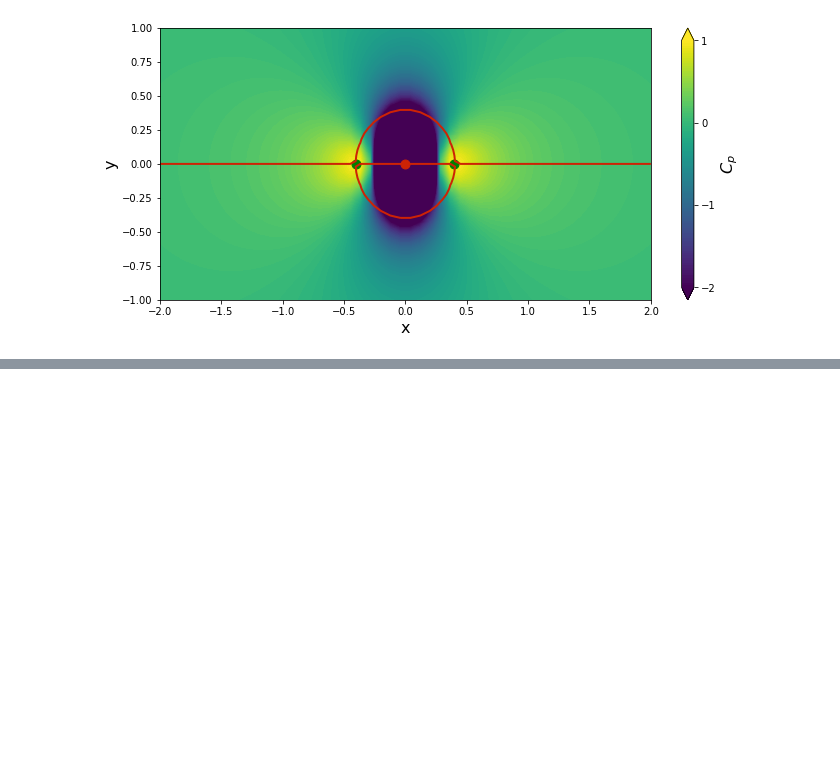
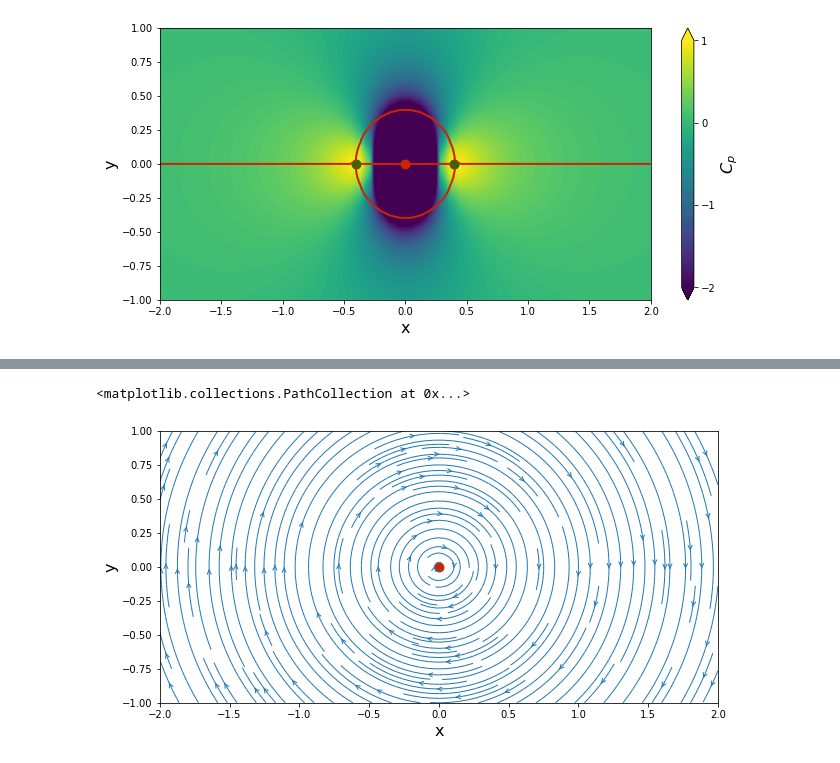
Before and after one commit to tianjiaozhang678/mae6226, a Jupyter notebook: Class5.ipynb, the cells around one changed output, grey strips where cells are left out. Saved outputs shown, nothing was run; the diff lists cells and outputs as text; code cells hidden in the pictures; blank space fills up the shorter version.

Commit message:
vortex

```diff
--- a/Class5.ipynb
+++ b/Class5.ipynb
@@ -104,0 +213,15 @@ pyplot.scatter([x_stagn1, x_stagn2], [y_stagn1, y_stagn2],
+# %%
+N = 50
+x_start, x_end = -2.0, 2.0
+y_start, y_end = -1.0, 1.0
+x = numpy.linspace(x_start, x_end, N)
+y = numpy.linspace(y_start, y_end, N)
+X, Y = numpy.meshgrid(x, y)
+# %%
+gamma = 5.0
+x_vortex, y_vortex = 0.0, 0.0
+# %%
+def get_velocity_vortex(strength, xv, yv, X, Y):
+    u = +strength / (2 * math.pi) * (Y - yv) / ((X - xv)**2 + (Y - yv)**2)
+    v = -strength / (2 * math.pi) * (X - xv) / ((X - xv)**2 + (Y - yv)**2)
+    return u, v
@@ -104,0 +232,17 @@ pyplot.scatter([x_stagn1, x_stagn2], [y_stagn1, y_stagn2],
+# %%
+u_vortex, v_vortex = get_velocity_vortex(gamma, x_vortex, y_vortex, X, Y)
+psi_vortex = get_stream_function_vortex(gamma, x_vortex, y_vortex, X, Y)
+# %%
+width = 10
+height = (y_end - y_start) / (x_end - x_start) * width
+pyplot.figure(figsize=(width, height))
+pyplot.xlabel('x', fontsize=16)
+pyplot.ylabel('y', fontsize=16)
+pyplot.xlim(x_start, x_end)
+pyplot.ylim(y_start, y_end)
+pyplot.streamplot(X, Y, u_vortex, v_vortex,
+                  density=2, linewidth=1, arrowsize=1, arrowstyle='->')
+pyplot.scatter(x_vortex, y_vortex, color='#CD2305', s=80, marker='o')
+# %% [output]
+<matplotlib.collections.PathCollection at 0x...>
+[figure, added]
```
Also changed, not shown: parts of 17 cells of this notebook.
